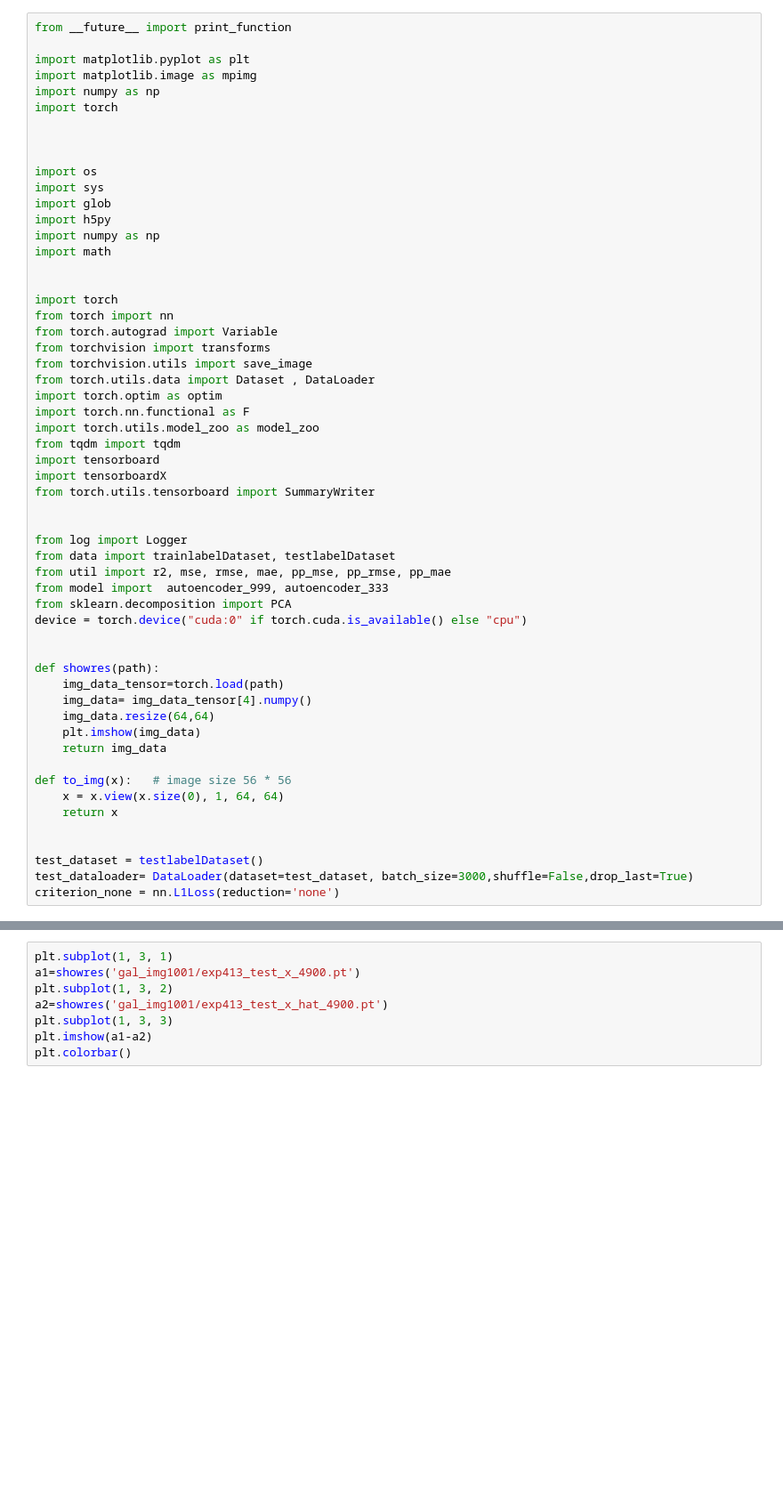
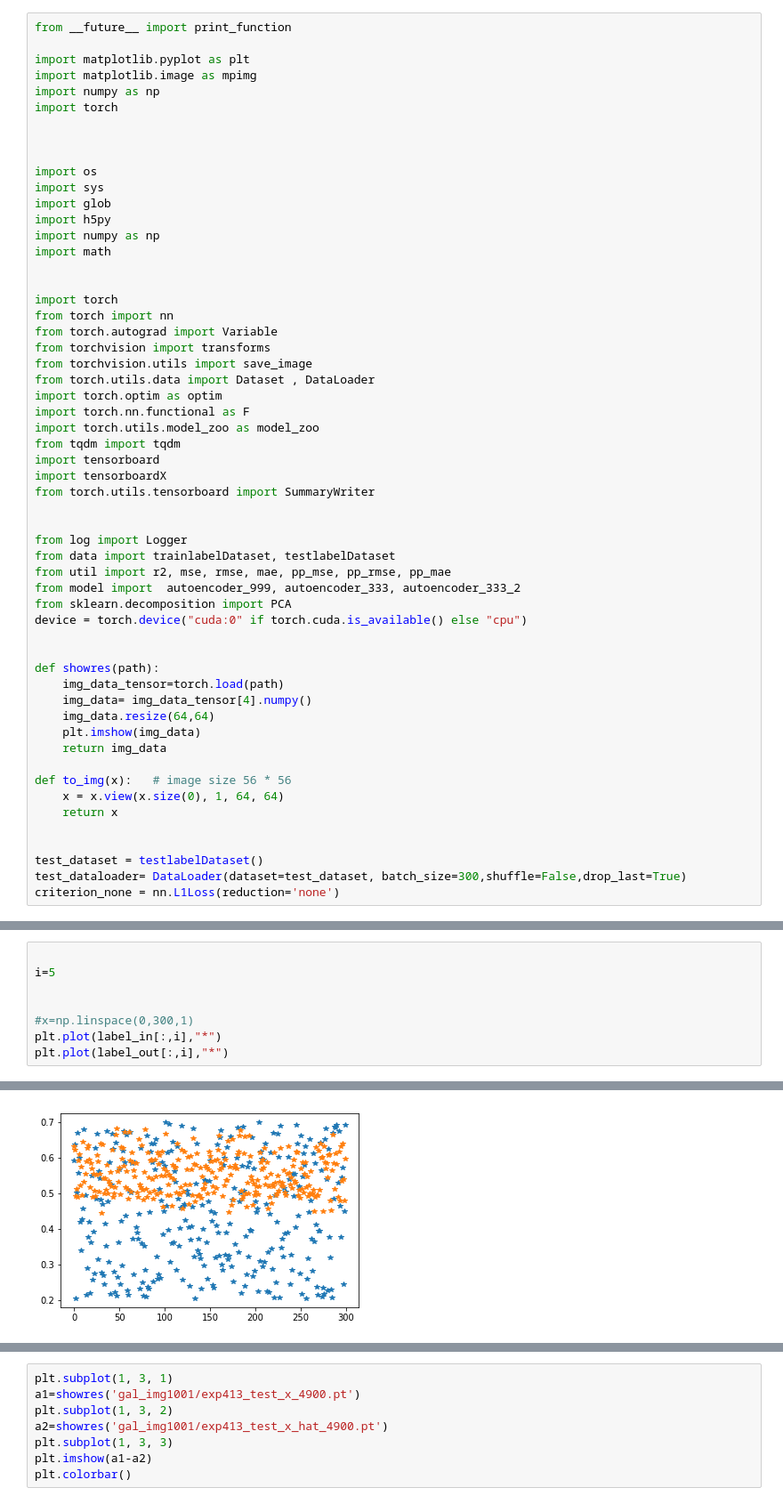
Before and after one commit to JunYinDM/GalaxyGenerativeModel, a Jupyter notebook: label/Res_1005.ipynb, the cells around one changed output, grey strips where cells are left out. Shown at 89% size. Drawn from its saved outputs; the diff is of its cells as text; blank space fills up the shorter version.

```diff
--- a/label/Res_1005.ipynb
+++ b/label/Res_1005.ipynb
@@ -34,7 +34,7 @@ from torch.utils.tensorboard import SummaryWriter
 from log import Logger
 from data import trainlabelDataset, testlabelDataset
 from util import r2, mse, rmse, mae, pp_mse, pp_rmse, pp_mae
-from model import  autoencoder_999, autoencoder_333
+from model import  autoencoder_999, autoencoder_333, autoencoder_333_2
 from sklearn.decomposition import PCA
 device = torch.device("cuda:0" if torch.cuda.is_available() else "cpu")
 
@@ -52,5 +52,5 @@ def to_img(x):   # image size 56 * 56
 
 
 test_dataset = testlabelDataset()
-test_dataloader= DataLoader(dataset=test_dataset, batch_size=3000,shuffle=False,drop_last=True)
+test_dataloader= DataLoader(dataset=test_dataset, batch_size=300,shuffle=False,drop_last=True)
 criterion_none = nn.L1Loss(reduction='none')
@@ -56,0 +149,9 @@ criterion_none = nn.L1Loss(reduction='none')
+# %%
+
+i=5
+
+
+#x=np.linspace(0,300,1)
+plt.plot(label_in[:,i],"*")
+plt.plot(label_out[:,i],"*")
+# %% [output]
@@ -56,0 +159 @@ criterion_none = nn.L1Loss(reduction='none')
+[figure, added]
```
Also changed, not shown: parts of 55 cells of this notebook.
